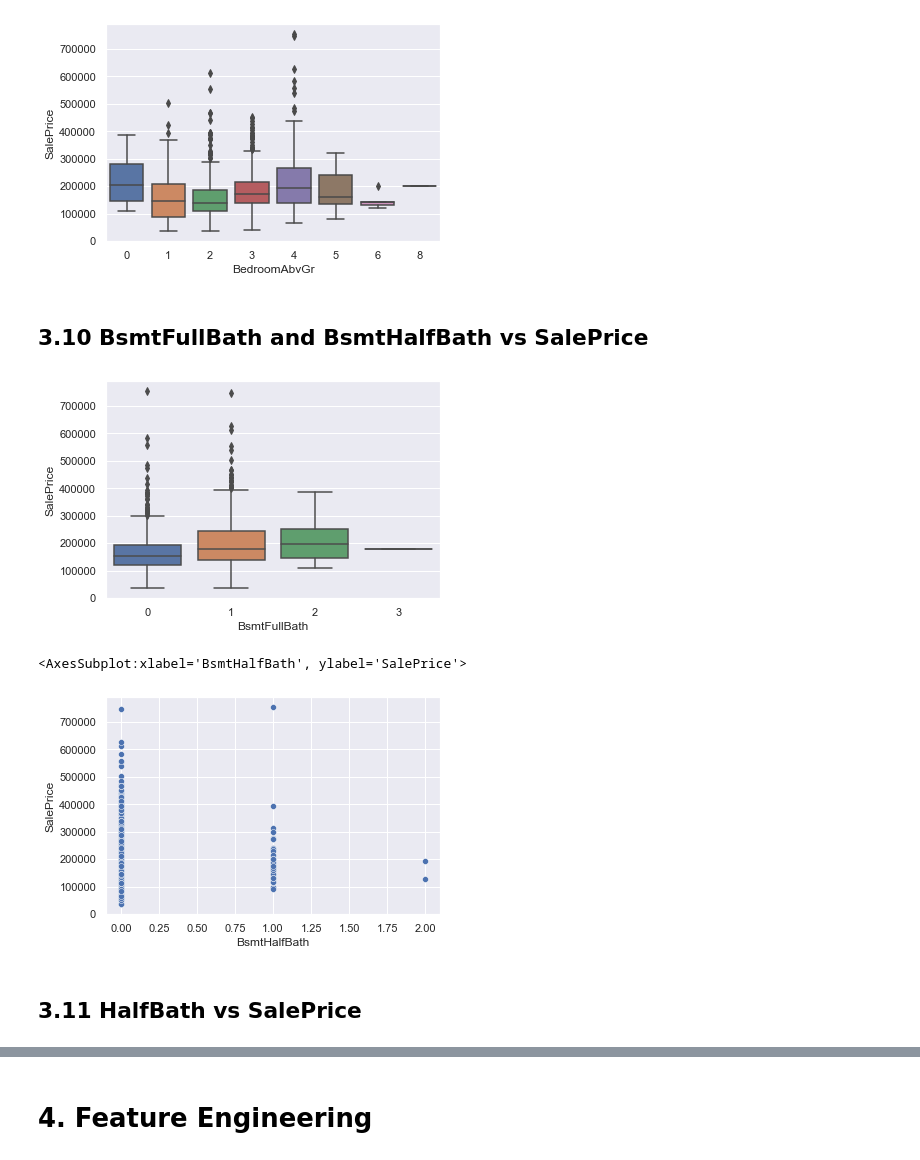
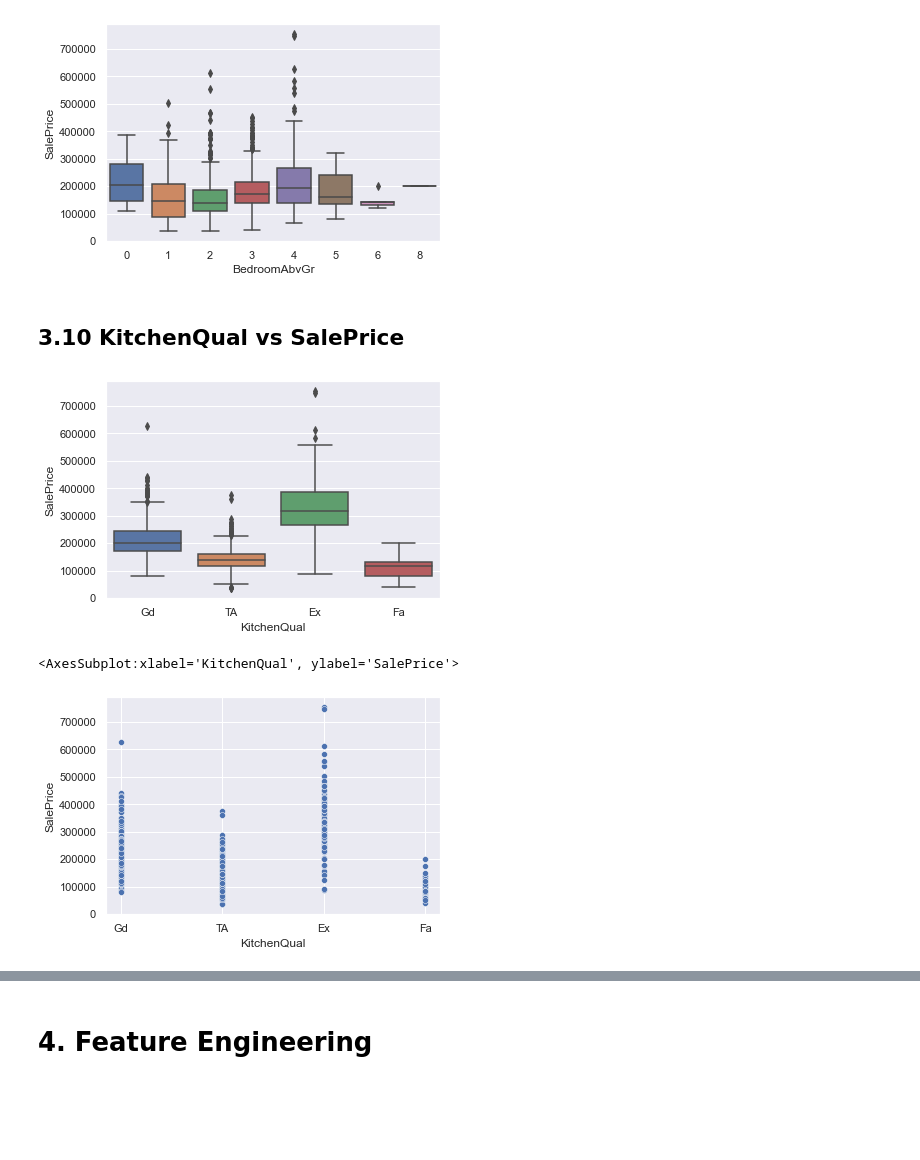
Before and after one commit to abh1n4v/HousePricePrediction, a Jupyter notebook: House_code.ipynb, the cells around one changed output, grey strips where cells are left out. Saved outputs shown, nothing was run; the diff lists cells and outputs as text; code cells hidden in the pictures; blank space fills up the shorter version.

```diff
--- a/House_code.ipynb
+++ b/House_code.ipynb
@@ -319,16 +319,14 @@ sns.boxplot(train['BedroomAbvGr'], train['SalePrice'])
 <AxesSubplot:xlabel='BedroomAbvGr', ylabel='SalePrice'>
 [figure]
 # %% [markdown]
-## 3.10 BsmtFullBath and BsmtHalfBath vs SalePrice ##
+##  3.10 KitchenQual vs SalePrice ##
 # %%
-sns.boxplot(train['BsmtFullBath'], train['SalePrice'])
+sns.boxplot(train['KitchenQual'],train['SalePrice'])
 plt.show()
 # %% [output]
-[figure, old version]
+[figure, new version]
 # %%
-sns.scatterplot(train['BsmtHalfBath'],train['SalePrice'])
+sns.scatterplot(train['KitchenQual'],train['SalePrice'])
 # %% [output]
-<AxesSubplot:xlabel='BsmtHalfBath', ylabel='SalePrice'>
+<AxesSubplot:xlabel='KitchenQual', ylabel='SalePrice'>
-[figure, old version]
+[figure, new version]
-# %% [markdown]
-## 3.11 HalfBath vs SalePrice ##
```
Also changed, not shown: parts of 16 cells of this notebook, 1 other file.
